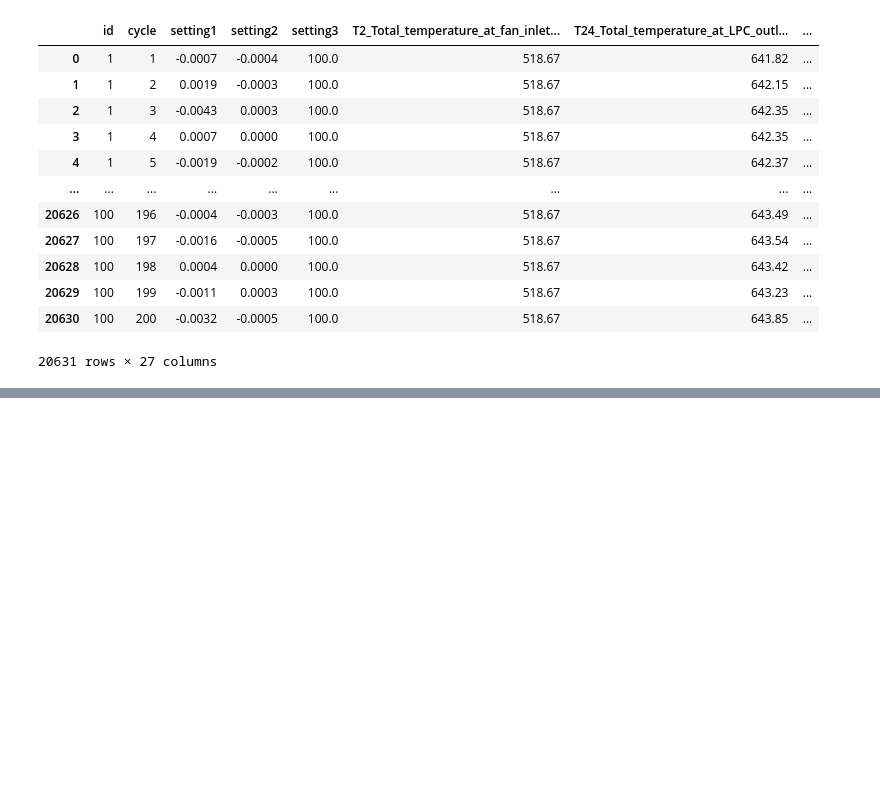
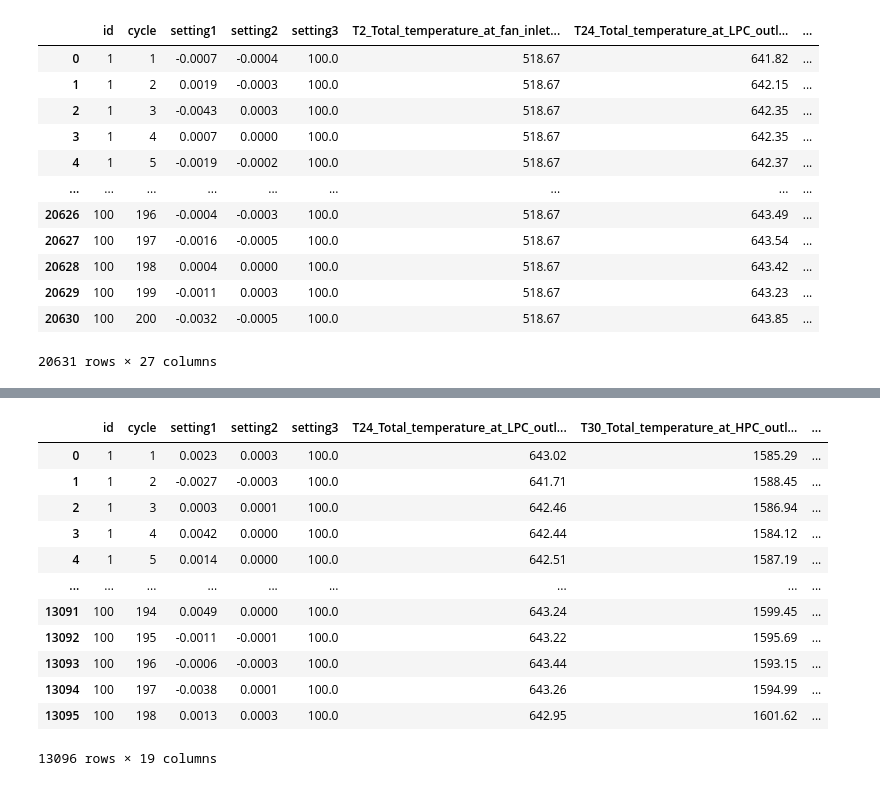
Before and after one commit to meghagkrishnan/jet_engine, a Jupyter notebook: Clean.ipynb, the cells around one changed output, grey strips where cells are left out. Cells and saved outputs as stored; diff of their text form; code cells hidden in the pictures; blank space fills up the shorter version.

```diff
--- a/Clean.ipynb
+++ b/Clean.ipynb
@@ -136,0 +201,16 @@ display(train1)
+# %%
+test1_filtered
+# %% [output]
+|  | id | cycle | setting1 | setting2 | setting3 | T24_Total_temperature_at_LPC_outl... | T30_Total_temperature_at_HPC_outl... | ... |
+| 0 | 1 | 1 | 0.0023 | 0.0003 | 100.0 | 643.02 | 1585.29 | ... |
+| 1 | 1 | 2 | -0.0027 | -0.0003 | 100.0 | 641.71 | 1588.45 | ... |
+| 2 | 1 | 3 | 0.0003 | 0.0001 | 100.0 | 642.46 | 1586.94 | ... |
+| 3 | 1 | 4 | 0.0042 | 0.0000 | 100.0 | 642.44 | 1584.12 | ... |
+| 4 | 1 | 5 | 0.0014 | 0.0000 | 100.0 | 642.51 | 1587.19 | ... |
+| ... | ... | ... | ... | ... | ... | ... | ... | ... |
+| 13091 | 100 | 194 | 0.0049 | 0.0000 | 100.0 | 643.24 | 1599.45 | ... |
+| 13092 | 100 | 195 | -0.0011 | -0.0001 | 100.0 | 643.22 | 1595.69 | ... |
+| 13093 | 100 | 196 | -0.0006 | -0.0003 | 100.0 | 643.44 | 1593.15 | ... |
+| 13094 | 100 | 197 | -0.0038 | 0.0001 | 100.0 | 643.26 | 1594.99 | ... |
+| 13095 | 100 | 198 | 0.0013 | 0.0003 | 100.0 | 642.95 | 1601.62 | ... |
+13096 rows × 19 columns
```
Also changed, not shown: parts of 7 cells of this notebook.
